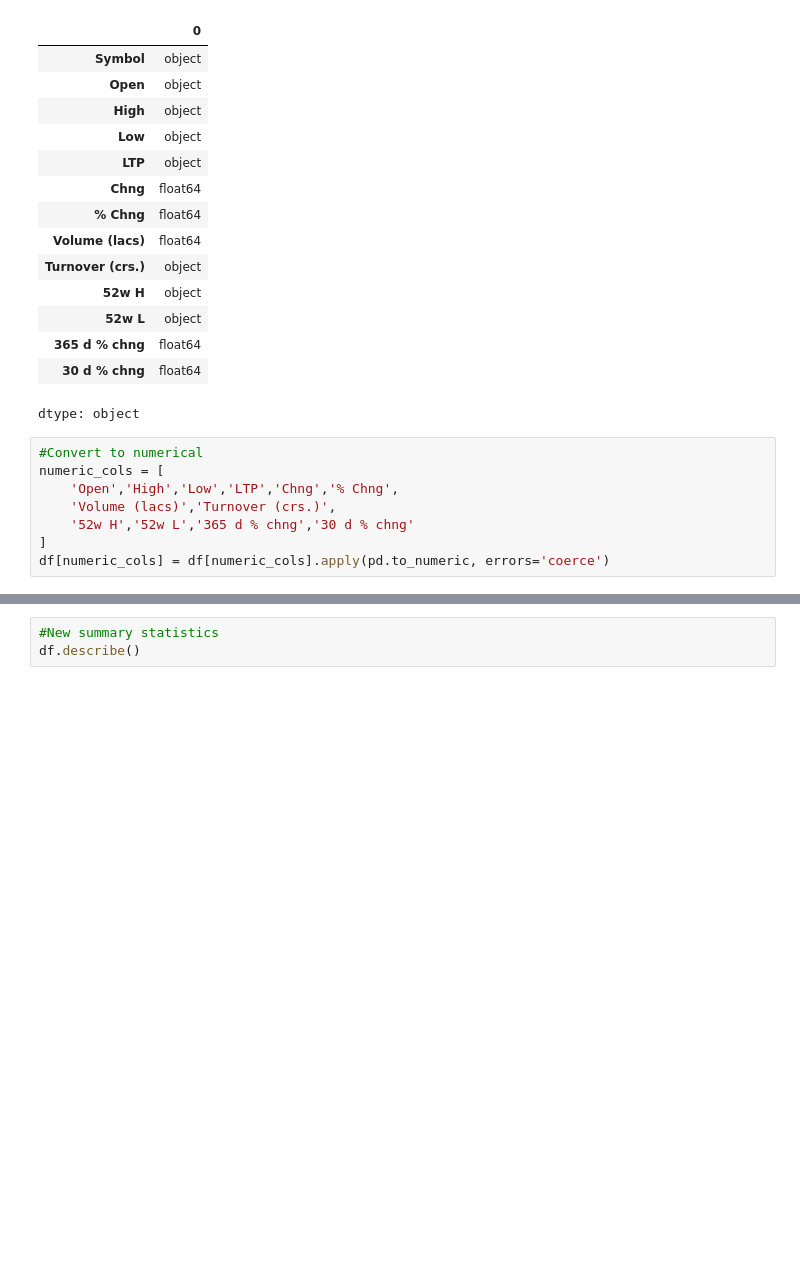
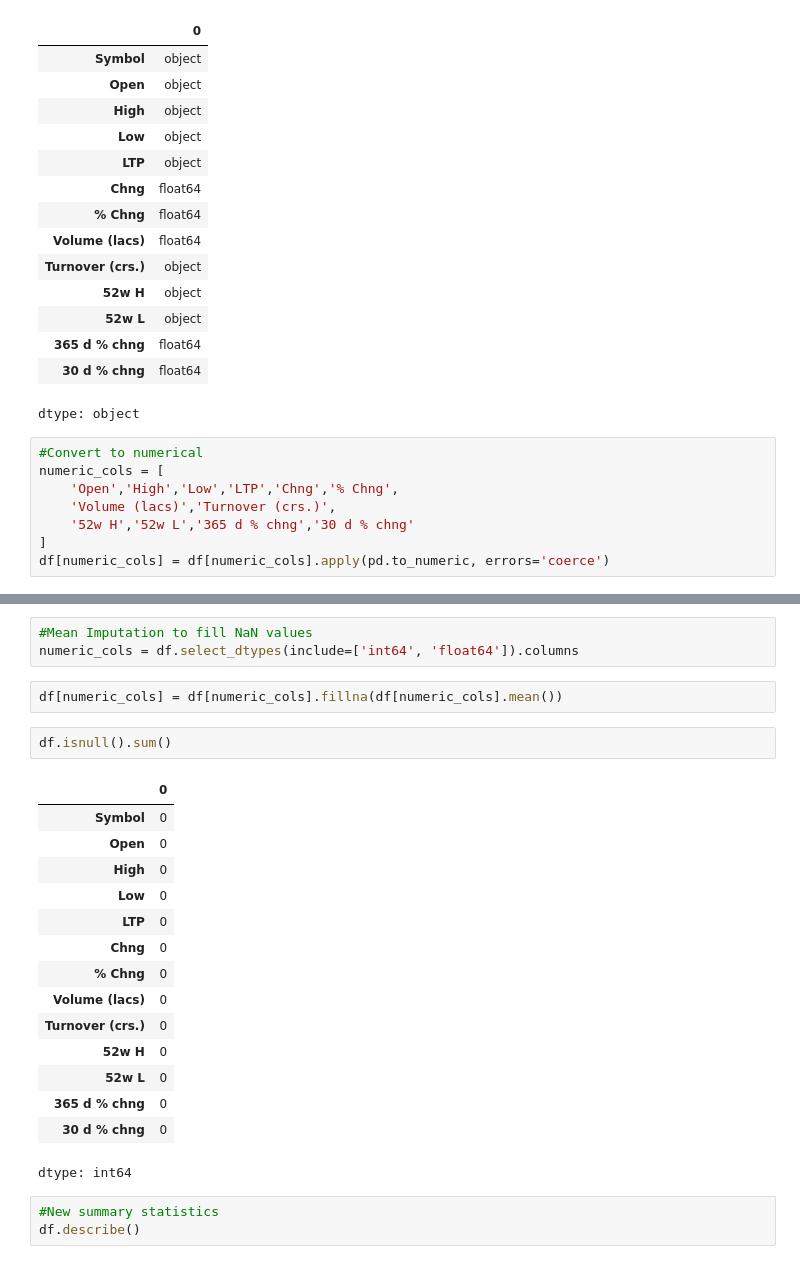
Before and after one commit to AarshiMukherjee/Market-Interaction-Based-Company-Performance-Predictor, a Jupyter notebook: Exploratory_Data_Analysis.ipynb, the cells around one changed output, grey strips where cells are left out. Cells and saved outputs as stored; diff of their text form; blank space fills up the shorter version.

```diff
--- a/Exploratory_Data_Analysis.ipynb
+++ b/Exploratory_Data_Analysis.ipynb
@@ -109,3 +123,26 @@ df[numeric_cols] = df[numeric_cols].apply(pd.to_numeric, errors='coerce')
+# %%
+#Mean Imputation to fill NaN values
+numeric_cols = df.select_dtypes(include=['int64', 'float64']).columns
+# %%
+df[numeric_cols] = df[numeric_cols].fillna(df[numeric_cols].mean())
+# %%
+df.isnull().sum()
+# %% [output]
+|  | 0 |
+| Symbol | 0 |
+| Open | 0 |
+| High | 0 |
+| Low | 0 |
+| LTP | 0 |
+| Chng | 0 |
+| % Chng | 0 |
+| Volume (lacs) | 0 |
+| Turnover (crs.) | 0 |
+| 52w H | 0 |
+| 52w L | 0 |
+| 365 d % chng | 0 |
+| 30 d % chng | 0 |
+dtype: int64
 # %%
 #New summary statistics
 df.describe()
```
Also changed, not shown: parts of 2 cells of this notebook.
